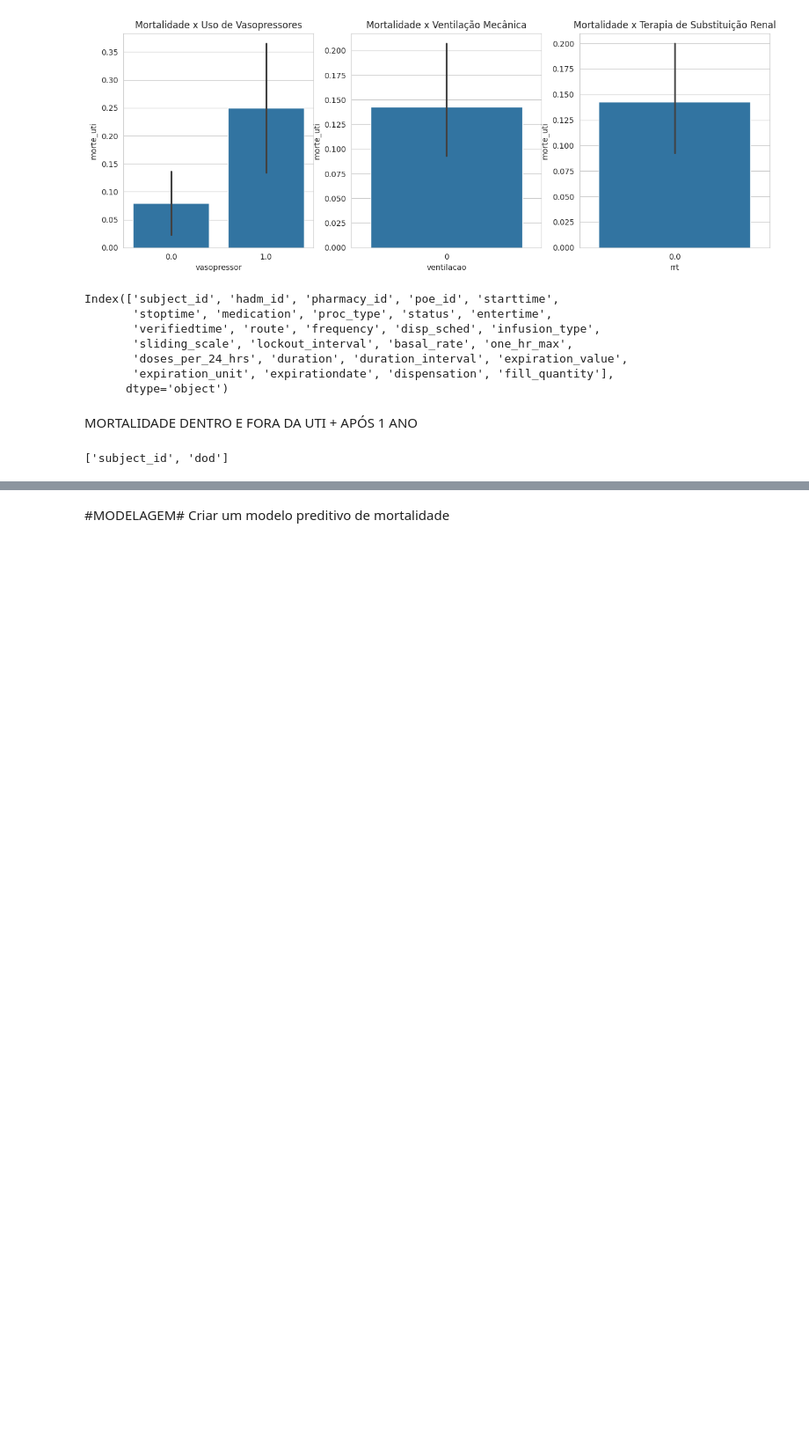
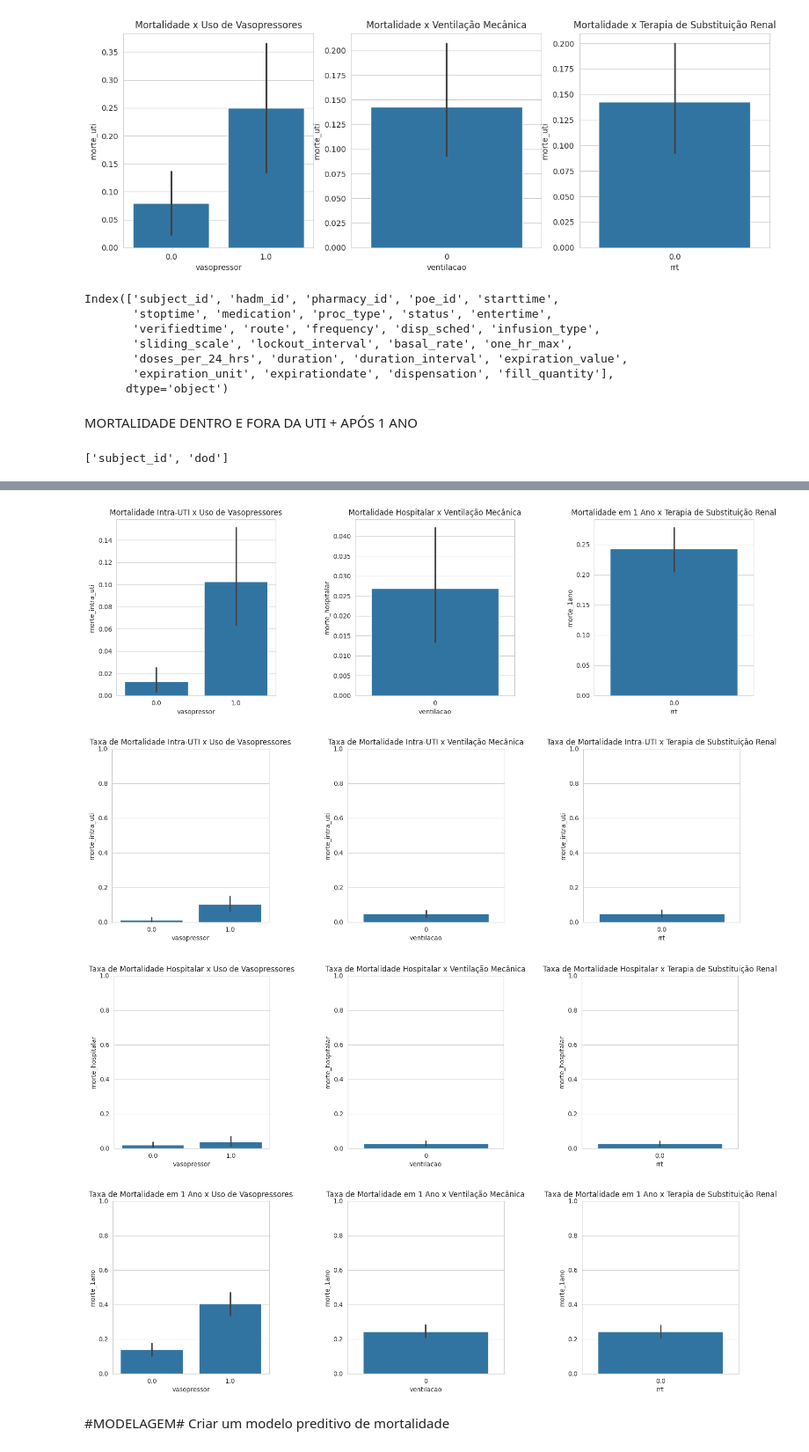
Before and after one commit to luizcostaxp/Alg1, a Jupyter notebook: Copy of mimiciv.ipynb, the cells around one changed output, grey strips where cells are left out. Shown at 88% size. Cells and saved outputs as stored; diff of their text form; code cells hidden in the pictures; blank space fills up the shorter version.

```diff
--- a/Copy of mimiciv.ipynb
+++ b/Copy of mimiciv.ipynb
@@ -875,3 +806,82 @@ plt.show()
+# %%
+import pandas as pd
+import matplotlib.pyplot as plt
+import seaborn as sns
+
+# Criar gráficos para cada tipo de mortalidade
+sns.set_style("whitegrid")
+fig, axes = plt.subplots(1, 3, figsize=(18, 5))  # Aumentado o tamanho da figura
+plt.subplots_adjust(wspace=0.5)  # Aumentando a distância lateral entre os gráficos
+
+sns.barplot(x='vasopressor', y='morte_intra_uti', data=df_final, ax=axes[0])
+axes[0].set_title("Mortalidade Intra-UTI x Uso de Vasopressores")
+
+sns.barplot(x='ventilacao', y='morte_hospitalar', data=df_final, ax=axes[1])
+axes[1].set_title("Mortalidade Hospitalar x Ventilação Mecânica")
+
+sns.barplot(x='rrt', y='morte_1ano', data=df_final, ax=axes[2])
+axes[2].set_title("Mortalidade em 1 Ano x Terapia de Substituição Renal")
+
+plt.show()
+
+# Criar gráficos adicionais para a taxa de mortalidade intra-UTI
+fig, axes = plt.subplots(1, 3, figsize=(18, 5))  # Aumentado o tamanho da figura
+plt.subplots_adjust(wspace=0.5)  # Aumentando a distância lateral entre os gráficos
+
+sns.barplot(x='vasopressor', y='morte_intra_uti', data=df_final, estimator=lambda x: sum(x)/len(x), ax=axes[0])
+axes[0].set_ylim(0, 1)  # Normalizar para proporção (entre 0 e 1)
+axes[0].set_title("Taxa de Mortalidade Intra-UTI x Uso de Vasopressores")
+
+sns.barplot(x='ventilacao', y='morte_intra_uti', data=df_final, estimator=lambda x: sum(x)/len(x), ax=axes[1])
+axes[1].set_ylim(0, 1)
+axes[1].set_title("Taxa de Mortalidade Intra-UTI x Ventilação Mecânica")
+
+sns.barplot(x='rrt', y='morte_intra_uti', data=df_final, estimator=lambda x: sum(x)/len(x), ax=axes[2])
+axes[2].set_ylim(0, 1)
+axes[2].set_title("Taxa de Mortalidade Intra-UTI x Terapia de Substituição Renal")
+
+plt.show()
+
+# Criar gráficos adicionais para a taxa de mortalidade hospitalar
+fig, axes = plt.subplots(1, 3, figsize=(18, 5))  # Aumentado o tamanho da figura
+plt.subplots_adjust(wspace=0.5)  # Aumentando a distância lateral entre os gráficos
+
+sns.barplot(x='vasopressor', y='morte_hospitalar', data=df_final, estimator=lambda x: sum(x)/len(x), ax=axes[0])
+axes[0].set_ylim(0, 1)
+axes[0].set_title("Taxa de Mortalidade Hospitalar x Uso de Vasopressores")
+
+sns.barplot(x='ventilacao', y='morte_hospitalar', data=df_final, estimator=lambda x: sum(x)/len(x), ax=axes[1])
+axes[1].set_ylim(0, 1)
+axes[1].set_title("Taxa de Mortalidade Hospitalar x Ventilação Mecânica")
+
+sns.barplot(x='rrt', y='morte_hospitalar', data=df_final, estimator=lambda x: sum(x)/len(x), ax=axes[2])
+axes[2].set_ylim(0, 1)
+axes[2].set_title("Taxa de Mortalidade Hospitalar x Terapia de Substituição Renal")
+
+plt.show()
+
+# Criar gráficos adicionais para a taxa de mortalidade em 1 ano
+fig, axes = plt.subplots(1, 3, figsize=(18, 5))  # Aumentado o tamanho da figura
+plt.subplots_adjust(wspace=0.5)  # Aumentando a distância lateral entre os gráficos
+
+sns.barplot(x='vasopressor', y='morte_1ano', data=df_final, estimator=lambda x: sum(x)/len(x), ax=axes[0])
+axes[0].set_ylim(0, 1)
+axes[0].set_title("Taxa de Mortalidade em 1 Ano x Uso de Vasopressores")
+
+sns.barplot(x='ventilacao', y='morte_1ano', data=df_final, estimator=lambda x: sum(x)/len(x), ax=axes[1])
+axes[1].set_ylim(0, 1)
+axes[1].set_title("Taxa de Mortalidade em 1 Ano x Ventilação Mecânica")
+
+sns.barplot(x='rrt', y='morte_1ano', data=df_final, estimator=lambda x: sum(x)/len(x), ax=axes[2])
+axes[2].set_ylim(0, 1)
+axes[2].set_title("Taxa de Mortalidade em 1 Ano x Terapia de Substituição Renal")
+
+plt.show()
+# %% [output]
+[figure, added]
+[figure, added]
+[figure, added]
+[figure, added]
 # %% [markdown]
 #MODELAGEM#
 Criar um modelo preditivo de mortalidade
```
Also changed, not shown: parts of 1 cell of this notebook.
